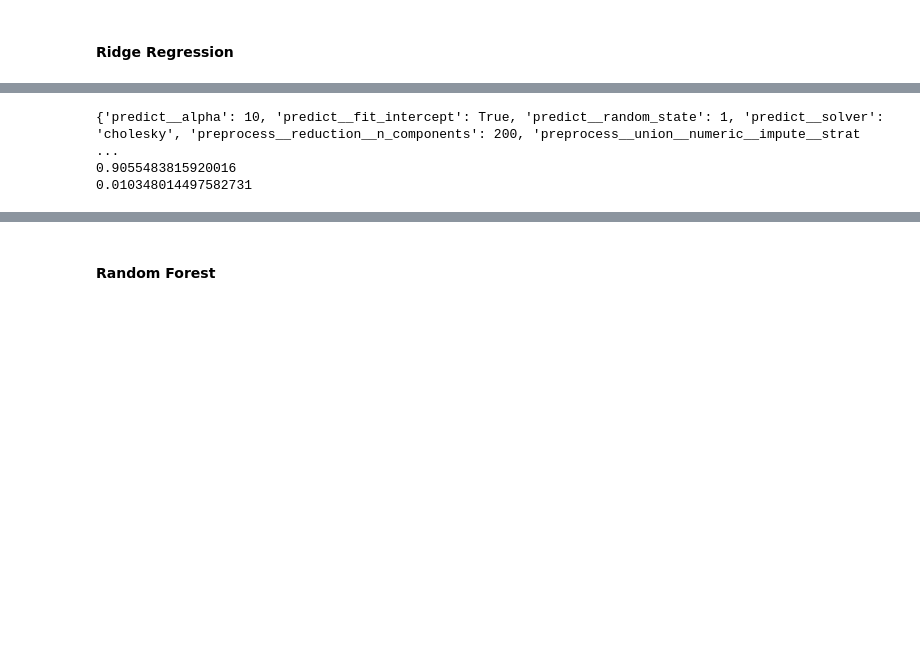
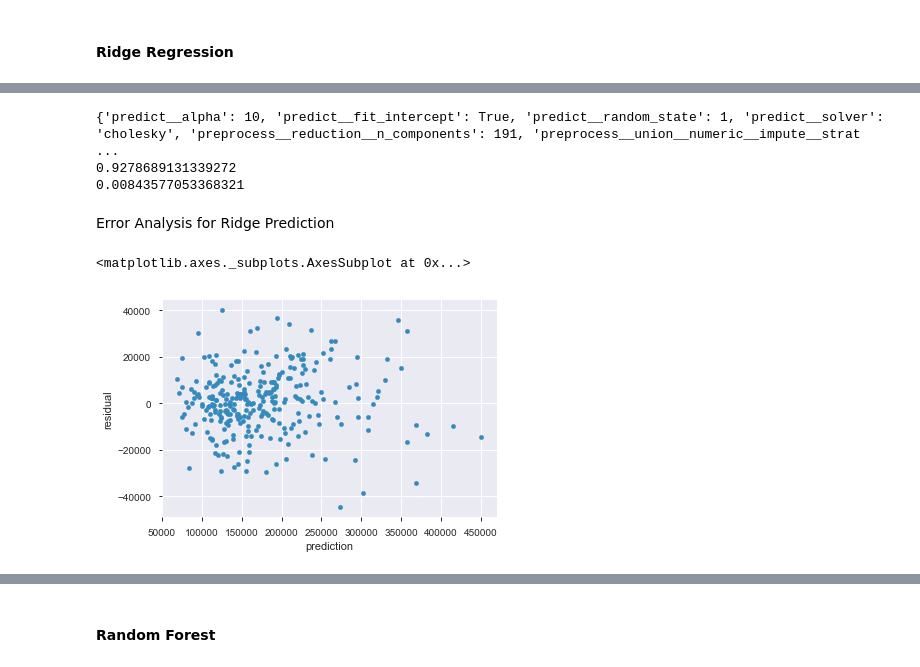
Before and after one commit to 1BrandonCummings/w207-final-project, a Jupyter notebook: ChristinaPapadimitriou_TakahiroHisada_BrandonCummings_HousingPrices.ipynb, the cells around one changed output, grey strips where cells are left out. Saved outputs shown, nothing was run; the diff lists cells and outputs as text; code cells hidden in the pictures; blank space fills up the shorter version.

Commit message:
new version with Elastic Net + Ridge

```diff
--- a/ChristinaPapadimitriou_TakahiroHisada_BrandonCummings_HousingPrices.ipynb
+++ b/ChristinaPapadimitriou_TakahiroHisada_BrandonCummings_HousingPrices.ipynb
@@ -49,19 +51,19 @@ print(test.shape)
 # Storing categorical and numerical fields
 full_s_fields = ['MSZoning', 'Street', 'Alley', 'LotShape', 'LandContour', 'Utilities',
                  'LotConfig', 'LandSlope', 'Neighborhood', 'Condition1', 'Condition2',
-                 'BldgType', 'HouseStyle', 'OverallQual', 'RoofStyle', 'RoofMatl', 'Exterior1st',
+                 'BldgType', 'HouseStyle', 'RoofStyle', 'RoofMatl', 'Exterior1st',
                  'Exterior2nd', 'MasVnrType', 'ExterQual', 'ExterCond', 'Foundation', 'BsmtQual',
                  'BsmtCond', 'BsmtExposure', 'BsmtFinType1', 'BsmtFinType2', 'Heating', 'HeatingQC',
                  'CentralAir', 'Electrical', 'KitchenQual', 'Functional', 'FireplaceQu',
                  'GarageType', 'GarageFinish', 'GarageQual', 'GarageCond', 'PavedDrive', 'PoolQC', 'Fence',
-                 'MiscFeature', 'SaleType', 'MSSubClass', 'SaleCondition']
+                 'MiscFeature', 'SaleType', 'SaleCondition']
 
 full_n_fields = ['LotFrontage', 'LotArea', 'YearBuilt', 'YearRemodAdd', 'MasVnrArea', 'BsmtFinSF1',
                  'BsmtFinSF2', 'BsmtUnfSF', 'TotalBsmtSF', '1stFlrSF', '2ndFlrSF', 'LowQualFinSF', 'GrLivArea',
                  'BsmtFullBath', 'BsmtHalfBath', 'FullBath', 'HalfBath', 'BedroomAbvGr', 'KitchenAbvGr',
                  'TotRmsAbvGrd', 'Fireplaces', 'GarageYrBlt', 'GarageCars', 'GarageArea', 'WoodDeckSF',
                  'OpenPorchSF', 'EnclosedPorch', '3SsnPorch', 'ScreenPorch', 'PoolArea', 'YrSold', 'MoSold',
-                 'MiscVal','OverallCond']
+                 'MiscVal','OverallCond', 'OverallQual', 'MSSubClass']
 # %%
 pandas_profiling.ProfileReport(full_train)
 # %% [output]
@@ -288,7 +290,7 @@ fu = FeatureUnion([
 
 fr = Pipeline([
     ('union', fu),
-    ('reduction', PCA(n_components=200) ),  #  PCA(n_components=200)   TruncatedSVD(n_components=400)
+    ('reduction', PCA(n_components=195) ),  #  PCA(n_components=200)   TruncatedSVD(n_components=400)
 ])
 # %% [markdown]
 ## 4. Modeling
@@ -338,7 +340,7 @@ make_csv('BC_rm-05pct_logPrice_round_ridge_3std.csv', np.exp(rid_pred))
 # Gridsearch CV
 search_params = {
     'preprocess__union__numeric__impute__strategy': ['mean'],
-    'preprocess__reduction__n_components': [200],
+    'preprocess__reduction__n_components': [191],
     'predict__alpha': [10],
     'predict__fit_intercept': [True],
     'predict__solver': ["cholesky"],
@@ -353,8 +355,19 @@ print(grid_search.best_params_)
 print(grid_search.score(X_dev, np.log(y_dev).round(round_num)))
 print(root_mean_square_error(grid_search.predict(X_dev), np.log(y_dev).round(round_num)))
 # %% [output]
-{'predict__alpha': 10, 'predict__fit_intercept': True, 'predict__random_state': 1, 'predict__solver': 'cholesky', 'preprocess__reduction__n_components': 200, 'preprocess__union__numeric__impute__strat ...
-0.9055483815920016
-0.010348014497582731
+{'predict__alpha': 10, 'predict__fit_intercept': True, 'predict__random_state': 1, 'predict__solver': 'cholesky', 'preprocess__reduction__n_components': 191, 'preprocess__union__numeric__impute__strat ...
+0.9278689131339272
+0.00843577053368321
 # %%
 make_csv('logPrice_ridgeGS2.csv', np.exp(rid_pred))
+# %% [markdown]
+Error Analysis for Ridge Prediction
+# %%
+df = pd.DataFrame(y_dev.reset_index())
+df["prediction"] = np.exp(model_pipe.predict(X_dev))
+df["residual"] = df["prediction"] - df["SalePrice"]
+df.plot(x="prediction",y="residual", kind='scatter')
+#df[(df["prediction"]>250000)&(df["SalePrice"]<200000)]
+# %% [output]
+<matplotlib.axes._subplots.AxesSubplot at 0x...>
+[figure, added]
```
Also changed, not shown: parts of 25 cells of this notebook.
